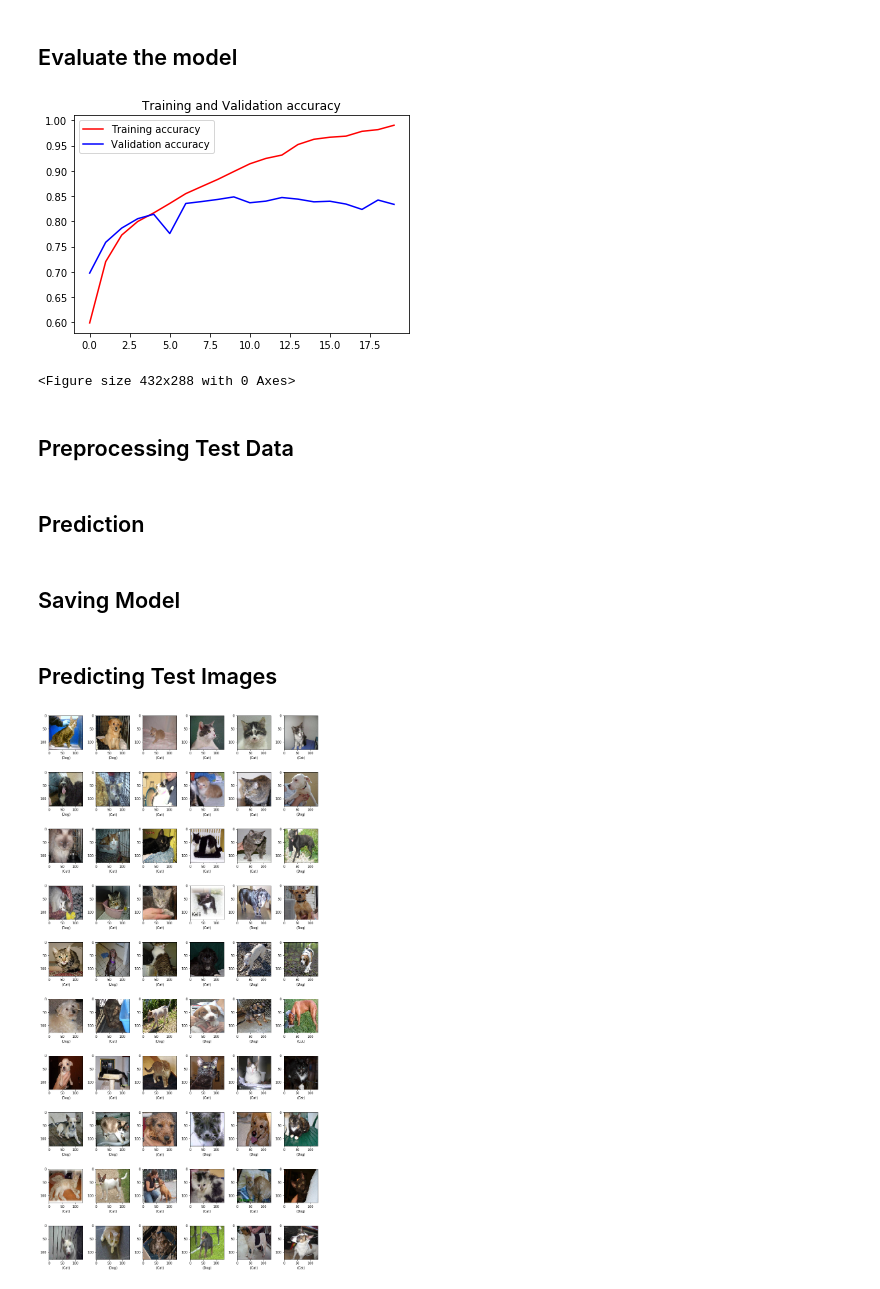
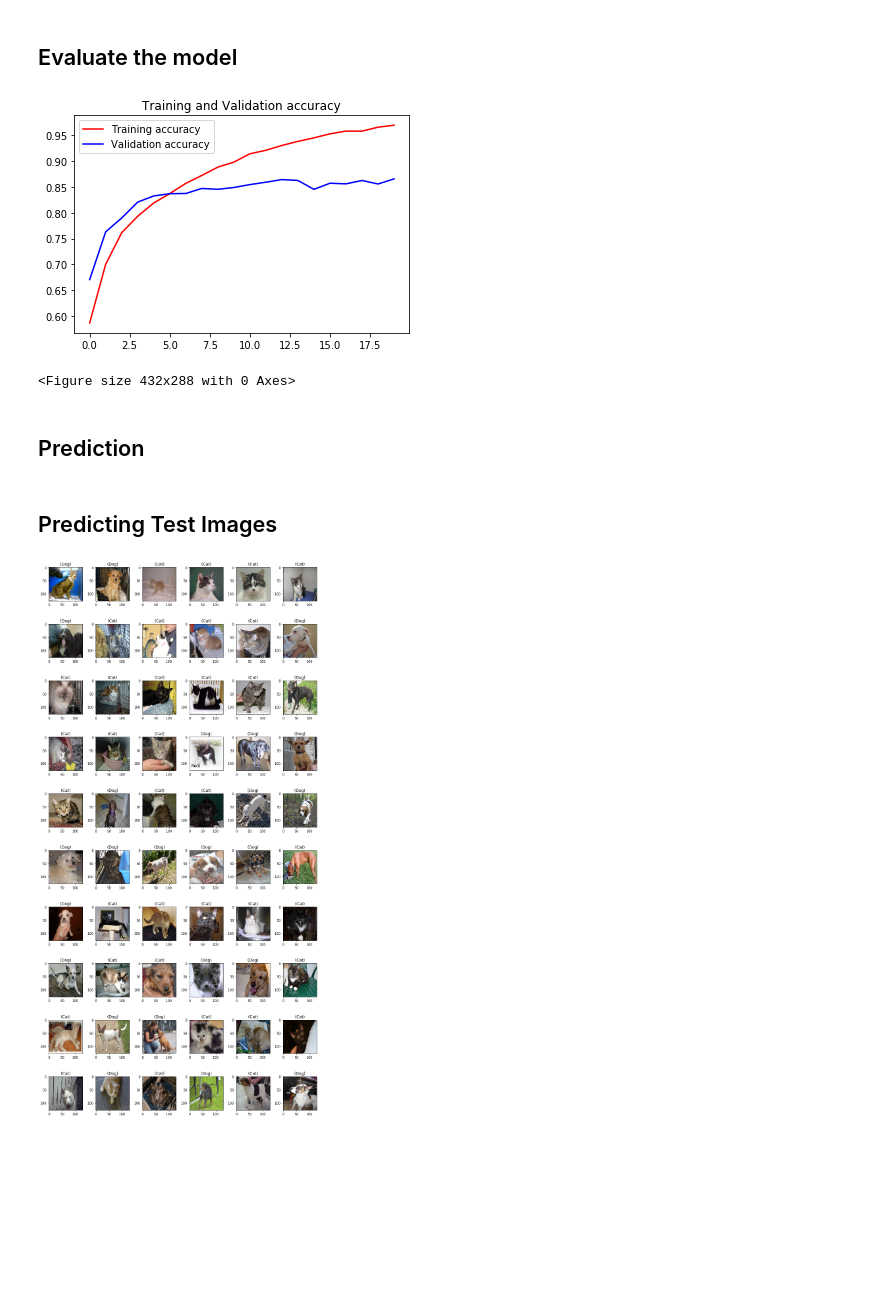
Before and after one commit to risx3/CNN-Dogs-Vs-Cats, a Jupyter notebook: dogs-vs-cats.ipynb, the cells around one changed output. Drawn from its saved outputs; the diff is of its cells as text; code cells hidden in the pictures; blank space fills up the shorter version.

```diff
--- a/dogs-vs-cats.ipynb
+++ b/dogs-vs-cats.ipynb
@@ -63,8 +99,17 @@ Test Data  12500
 # %%
-train_path = '/train/train/'
-for p in os.listdir(train_path):
-    category = p.split(".")[0]
-    img_array = cv2.imread(os.path.join(train_path,p),cv2.IMREAD_GRAYSCALE)
-    new_img_array = cv2.resize(img_array, dsize=(80, 80))
-    plt.imshow(new_img_array,cmap="gray")
-    break
+test_path = "/test1/test1/"
+
+X_test = []
+test_id = []
+
+def create_test_data(path):
+    for p in os.listdir(path):
+        test_id.append(p.split(".")[0])
+        img_array = cv2.imread(os.path.join(path,p),cv2.IMREAD_GRAYSCALE)
+        new_img_array = cv2.resize(img_array, dsize=(80, 80))
+        X_test.append(new_img_array)
+
+create_test_data(test_path)
+
+X_test = np.array(X_test).reshape(-1,80,80,1)
+X_test = X_test/255
@@ -102,11 +129,9 @@ model.add(MaxPooling2D(pool_size = (2,2)))
 
 model.add(Conv2D(128,(3,3), activation = 'relu'))
 model.add(MaxPooling2D(pool_size = (2,2)))
+model.add(Dropout(0.3))
+model.add(Flatten())
 
-model.add(Flatten())
 model.add(Dense(512, activation='relu'))
 
 model.add(Dense(1, activation='sigmoid'))
-
-model.compile(optimizer="adam", loss='binary_crossentropy', metrics=['accuracy'])
-model.summary()
@@ -131,5 +140,5 @@ _________________________________________________________________
 # %% [markdown]
 ## Fitting Data in Model
 # %%
-history = model.fit(X_train, y_train, epochs=20, batch_size=200, validation_split=0.2)
+history = model.fit(X_train, y_train, epochs = 20, batch_size = 100, validation_split=0.3)
 # %% [output]
@@ -167,7 +176,5 @@ plt.figure()
 
 plt.show()
 # %% [output]
-[figure, old version]
+[figure, new version]
 <Figure size 432x288 with 0 Axes>
-# %% [markdown]
-## Preprocessing Test Data
@@ -191,7 +184,5 @@ X_test = X_test/255
 predictions = model.predict(X_test)
 predicted_val = [int(round(p[0])) for p in predictions]
 # %%
-submission_df = pd.DataFrame({'id':id_line, 'label':predicted_val})
+submission_df = pd.DataFrame({'id':test_id, 'label':predicted_val})
 submission_df.to_csv("submission.csv", index=False)
-# %% [markdown]
-## Saving Model
@@ -202,17 +191,17 @@ model.save("model.h5")
 # %%
 sample_test = submission_df.head(60)
 plt.figure(figsize=(12, 24))
 for index, row in sample_test.iterrows():
     filename = row['id']
     category = row['label']
     img = load_img("/test1/test1/"+filename+".jpg", target_size=(128,128))
     plt.subplot(10, 6, index+1)
     plt.imshow(img)
     if(category == 1):
-        plt.xlabel( '(' + "Dog"+ ')' )
+        plt.title( '(' + "Dog"+ ')' )
     else:
-        plt.xlabel( '(' + "Cat"+ ')' )
+        plt.title( '(' + "Cat"+ ')' )
 plt.tight_layout()
 plt.show()
 # %% [output]
-[figure, old version]
+[figure, new version]
```
Also changed, not shown: parts of 12 cells of this notebook.
